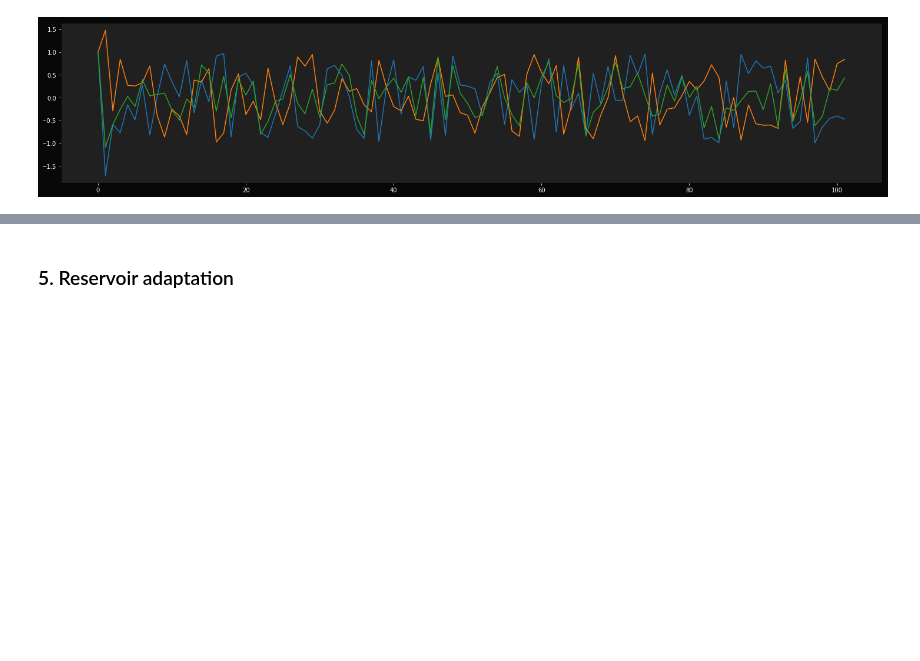
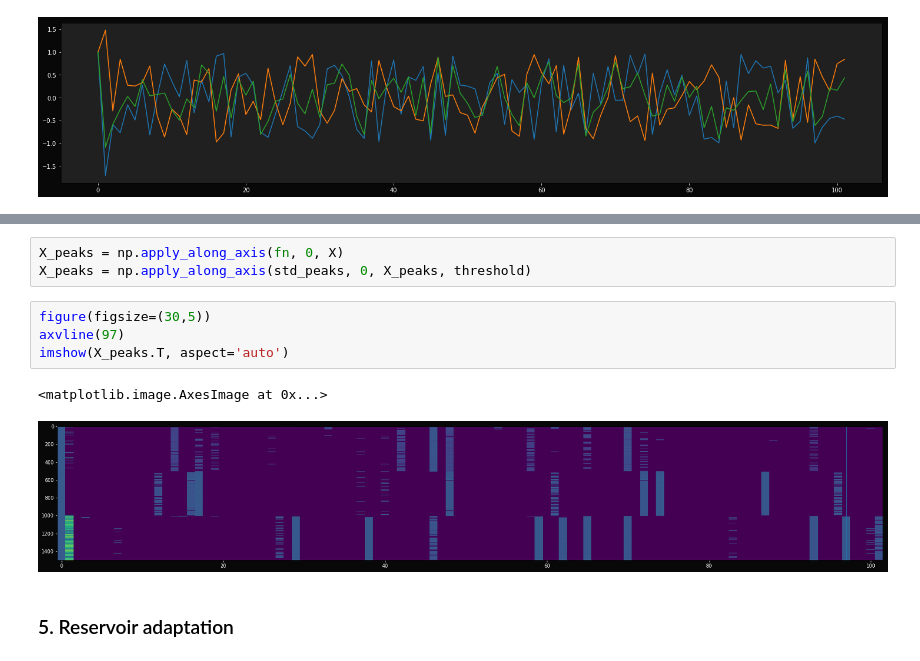
Before and after one commit to mizvol/miniESN, a Jupyter notebook: Adaptation.ipynb, the cells around one changed output, grey strips where cells are left out. Saved outputs shown, nothing was run; the diff lists cells and outputs as text; blank space fills up the shorter version.

```diff
--- a/Adaptation.ipynb
+++ b/Adaptation.ipynb
@@ -225,3 +224,13 @@ for i in range(1000,1499):
+# %%
+X_peaks = np.apply_along_axis(fn, 0, X)
+X_peaks = np.apply_along_axis(std_peaks, 0, X_peaks, threshold)
+# %%
+figure(figsize=(30,5))
+axvline(97)
+imshow(X_peaks.T, aspect='auto')
+# %% [output]
+<matplotlib.image.AxesImage at 0x...>
+[figure, added]
 # %% [markdown]
 ### 5. Reservoir adaptation
 # %%
```
Also changed, not shown: parts of 8 cells of this notebook.
